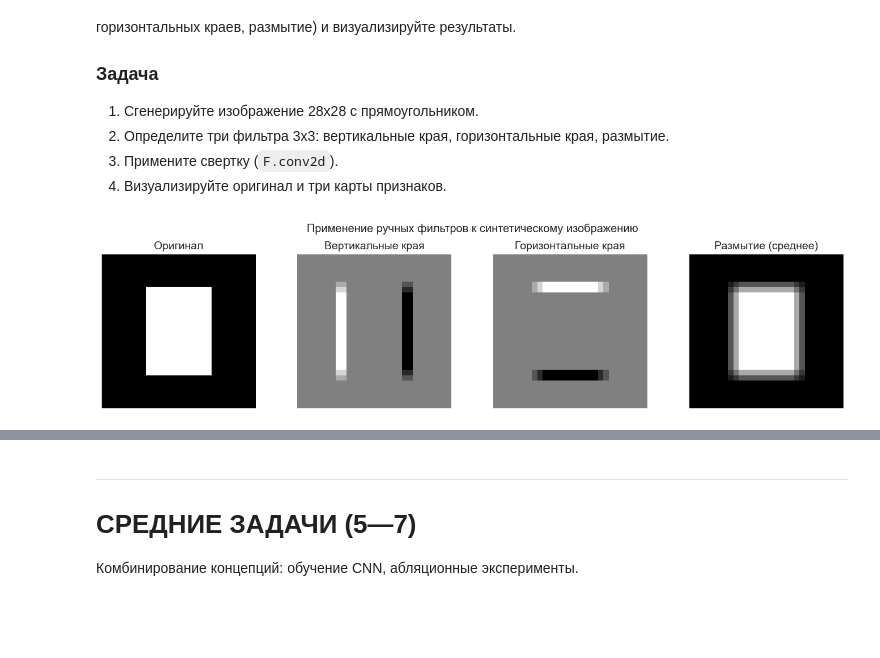
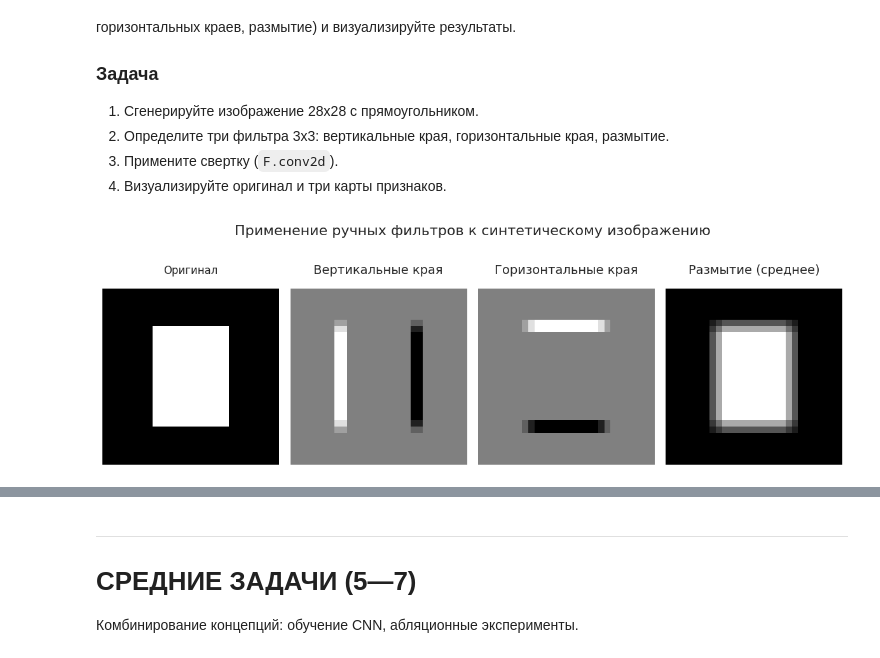
Before and after one commit to EgrSlv/DeepLearning__MIPT, a Jupyter notebook: Hw3_m3_v5__Solovev_Egor.ipynb, the cells around one changed output, grey strips where cells are left out. Cells and saved outputs as stored; diff of their text form; code cells hidden in the pictures; blank space fills up the shorter version.

```diff
--- a/Hw3_m3_v5__Solovev_Egor.ipynb
+++ b/Hw3_m3_v5__Solovev_Egor.ipynb
@@ -301,32 +446,46 @@ print("Прохождение тензора через сеть:")
 # %%
 # Задача 4. Визуализация фильтров и карт признаков
 
 # Синтетическое изображение: прямоугольник на черном фоне
 img = np.zeros((28, 28), dtype=np.float32)
 img[6:22, 8:20] = 1.0
 img_tensor = torch.tensor(img).unsqueeze(0).unsqueeze(0)  # (1, 1, 28, 28)
 
 # Фильтры 3x3
-# ваш код здесь:
-"""
 filters = {
-    "Вертикальные края":
-    "Горизонтальные края":
-    "Размытие (среднее)":
+    "Вертикальные края":   torch.tensor([[[[ -1,   0,   1],
+                                           [ -2,   0,   2],
+                                           [ -1,   0,   1]]]], dtype=torch.float32),
+    "Горизонтальные края": torch.tensor([[[[ -1,  -2,  -1],
+                                           [  0,   0,   0],
+                                           [  1,   2,   1]]]], dtype=torch.float32),
+    "Размытие (среднее)":  torch.tensor([[[[1/9, 1/9, 1/9],
+                                           [1/9, 1/9, 1/9],
+                                           [1/9, 1/9, 1/9]]]], dtype=torch.float32),
 }
-"""
 
-fig, axes = plt.subplots(1, 4, figsize=(14, 3.5))
+fig, axes = plt.subplots(1, 4, figsize=(12, 4))
 
 axes[0].imshow(img, cmap='gray')
-axes[0].set_title("Оригинал")
+axes[0].set_title("Оригинал", size=12, y=1.05)
 axes[0].axis('off')
 
-# for ax, (name, kernel) in zip(axes[1:], filters.items()):
-   # ваш код здесь
+for ax, (name, kernel) in zip(axes[1:], filters.items()):
+    # padding=1, stride=1 даст размер 28x28 как в `img_tensor`
+    with torch.no_grad():
+        out = F.conv2d(img_tensor, kernel, padding="same")  # same сохраняет размер
 
-plt.suptitle("Применение ручных фильтров к синтетическому изображению")
+    out_np = out.squeeze().numpy()
+    ax.imshow(out_np, cmap="gray")
+    ax.set_title(name, y=1.05)
+    ax.axis("off")
+
+plt.suptitle(
+    "Применение ручных фильтров к синтетическому изображению",
+    size=16,
+    y=1.05
+)
 plt.tight_layout()
 plt.show()
 # %% [output]
-[figure, old version]
+[figure, new version]
```
Also changed, not shown: parts of 7 cells of this notebook, 1 other file.
